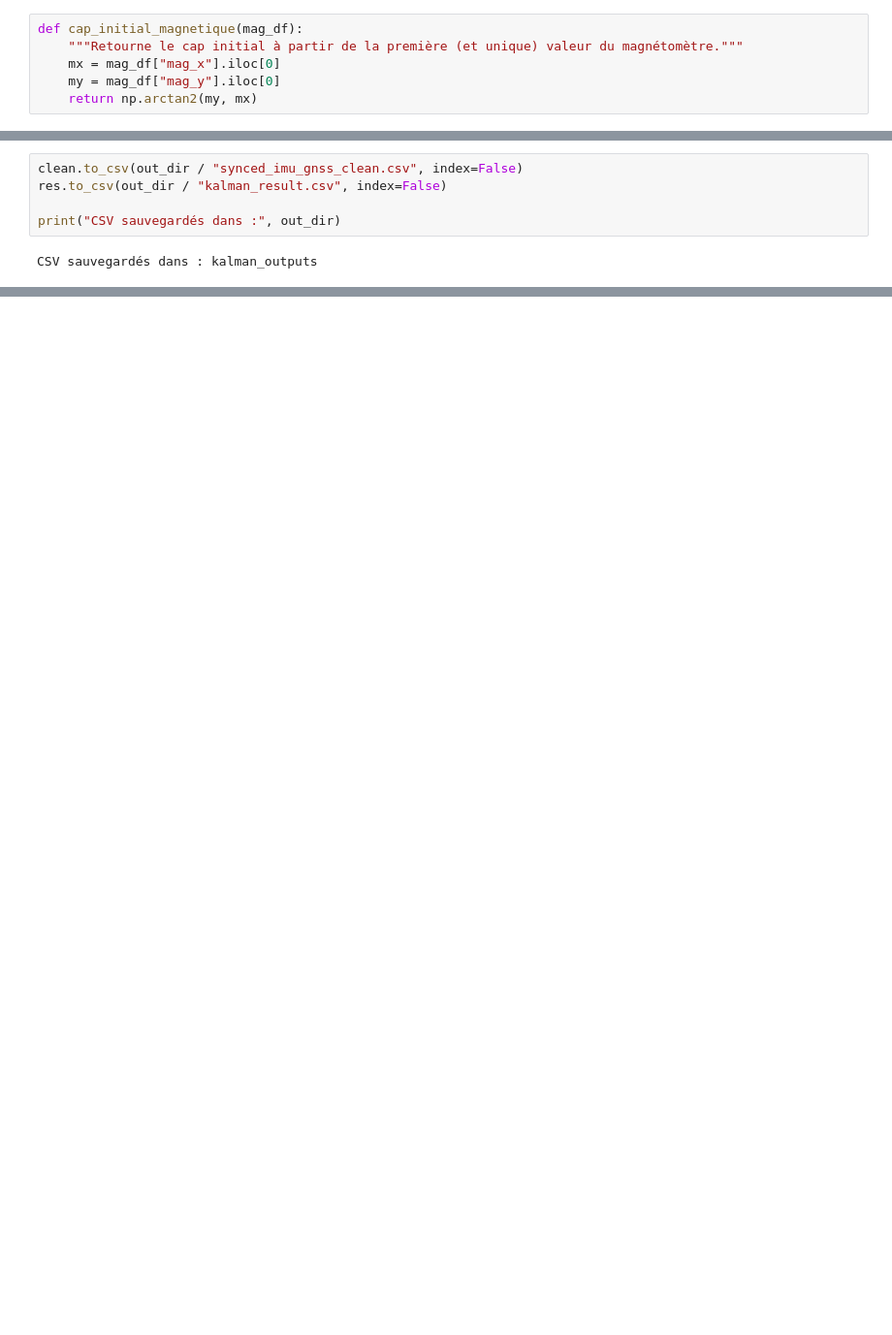
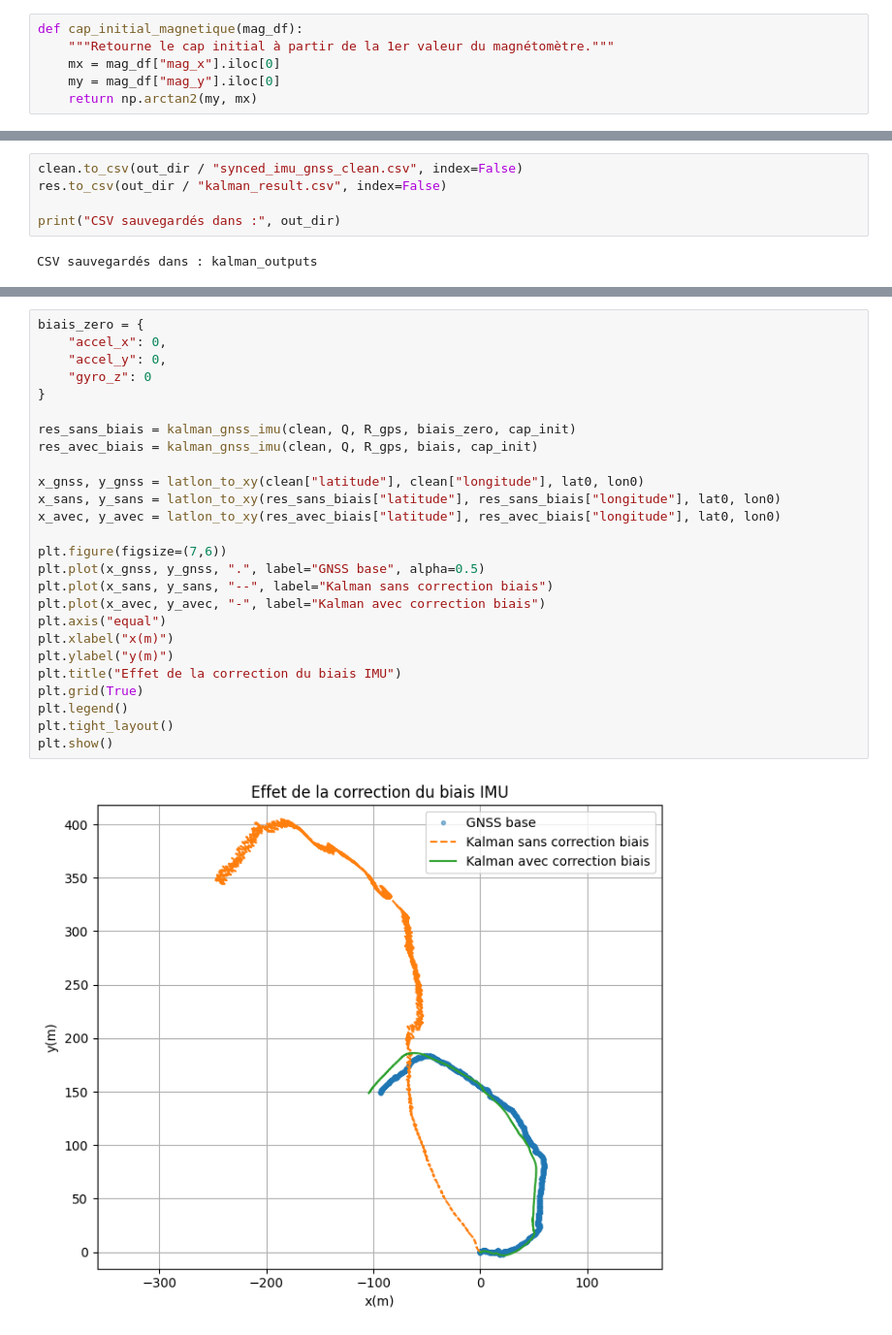
Before and after one commit to nmornon/Projet-itineraire, a Jupyter notebook: kalman/kalman_final.ipynb, the cells around one changed output, grey strips where cells are left out. Shown at 97% size. Saved outputs shown, nothing was run; the diff lists cells and outputs as text; blank space fills up the shorter version.

```diff
--- a/kalman/kalman_final.ipynb
+++ b/kalman/kalman_final.ipynb
@@ -156,7 +111,7 @@ def remettre_angle_entre_moins_pi_et_pi(angle):
     return angle
 # %%
 def cap_initial_magnetique(mag_df):
-    """Retourne le cap initial à partir de la première (et unique) valeur du magnétomètre."""
+    """Retourne le cap initial à partir de la 1er valeur du magnétomètre."""
     mx = mag_df["mag_x"].iloc[0]
     my = mag_df["mag_y"].iloc[0]
     return np.arctan2(my, mx)
@@ -553,0 +487,28 @@ plt.show()
+# %%
+biais_zero = {
+    "accel_x": 0,
+    "accel_y": 0,
+    "gyro_z": 0
+}
+
+res_sans_biais = kalman_gnss_imu(clean, Q, R_gps, biais_zero, cap_init)
+res_avec_biais = kalman_gnss_imu(clean, Q, R_gps, biais, cap_init)
+
+x_gnss, y_gnss = latlon_to_xy(clean["latitude"], clean["longitude"], lat0, lon0)
+x_sans, y_sans = latlon_to_xy(res_sans_biais["latitude"], res_sans_biais["longitude"], lat0, lon0)
+x_avec, y_avec = latlon_to_xy(res_avec_biais["latitude"], res_avec_biais["longitude"], lat0, lon0)
+
+plt.figure(figsize=(7,6))
+plt.plot(x_gnss, y_gnss, ".", label="GNSS base", alpha=0.5)
+plt.plot(x_sans, y_sans, "--", label="Kalman sans correction biais")
+plt.plot(x_avec, y_avec, "-", label="Kalman avec correction biais")
+plt.axis("equal")
+plt.xlabel("x(m)")
+plt.ylabel("y(m)")
+plt.title("Effet de la correction du biais IMU")
+plt.grid(True)
+plt.legend()
+plt.tight_layout()
+plt.show()
+# %% [output]
+[figure, added]
```
Also changed, not shown: parts of 35 cells of this notebook, 15 other files.
